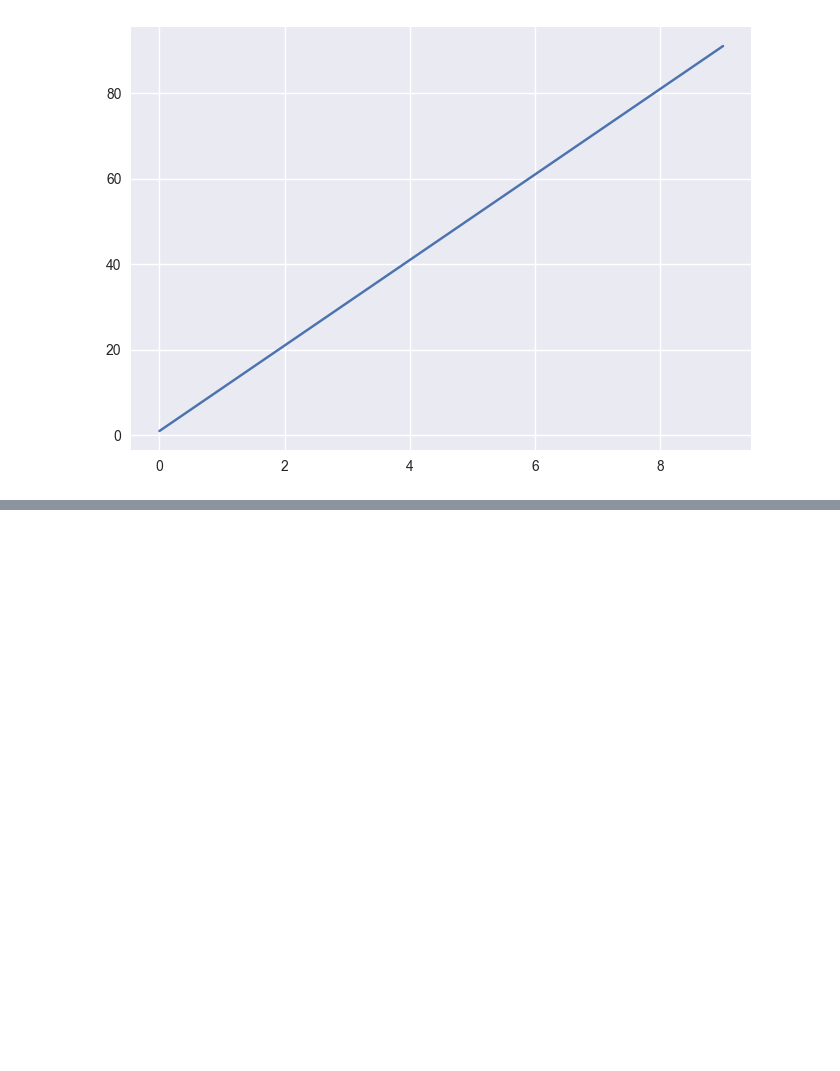
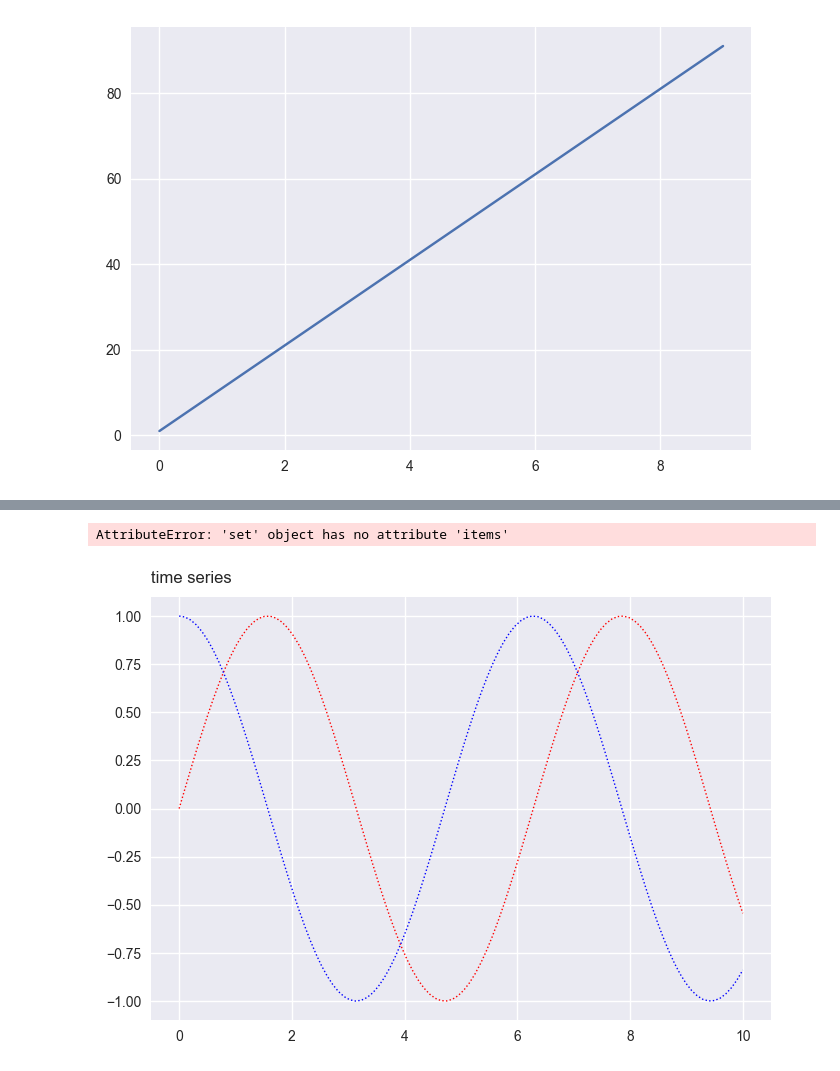
Before and after one commit to AshMaza/python_digipodium, a Jupyter notebook: visualisations.ipynb, the cells around one changed output, grey strips where cells are left out. Cells and saved outputs as stored; diff of their text form; code cells hidden in the pictures; blank space fills up the shorter version.

```diff
--- a/visualisations.ipynb
+++ b/visualisations.ipynb
@@ -23,0 +61,17 @@ plt.plot(x)
+# %%
+x=np.linspace(0,10,100)
+y=np.sin(x)
+z=np.cos(x)
+plt.plot(x,y,linestyle=':',color='red',linewidth=1,label='sin(x)')
+plt.plot(x,z,linestyle=':',color='blue',linewidth=1,label='cos(x)')
+plt.title('time series',loc='left',pad=10,fontdict={
+                                                    'fontsize'==16,
+                                                    'color'=='blue',
+                                                    'weight'=='bold'
+                                                    })
+plt.xlabel('time')
+plt.ylabel('value')
+plt.legend()
+# %% [output]
+AttributeError: 'set' object has no attribute 'items'
+[figure, added]
```
Also changed, not shown: parts of 7 cells of this notebook.
